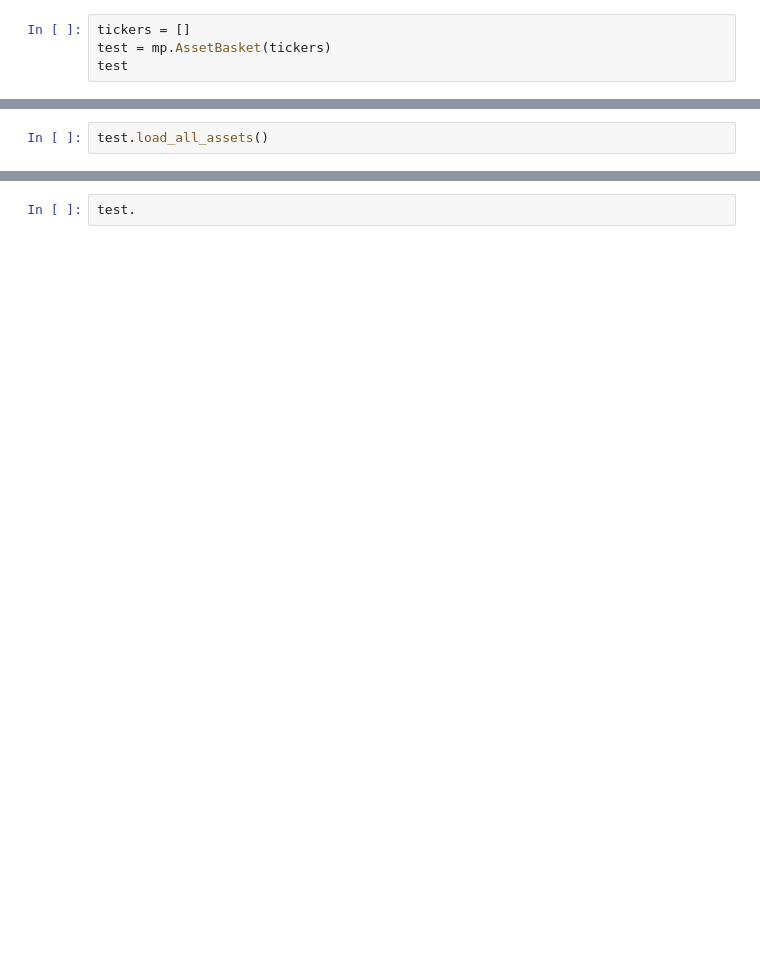
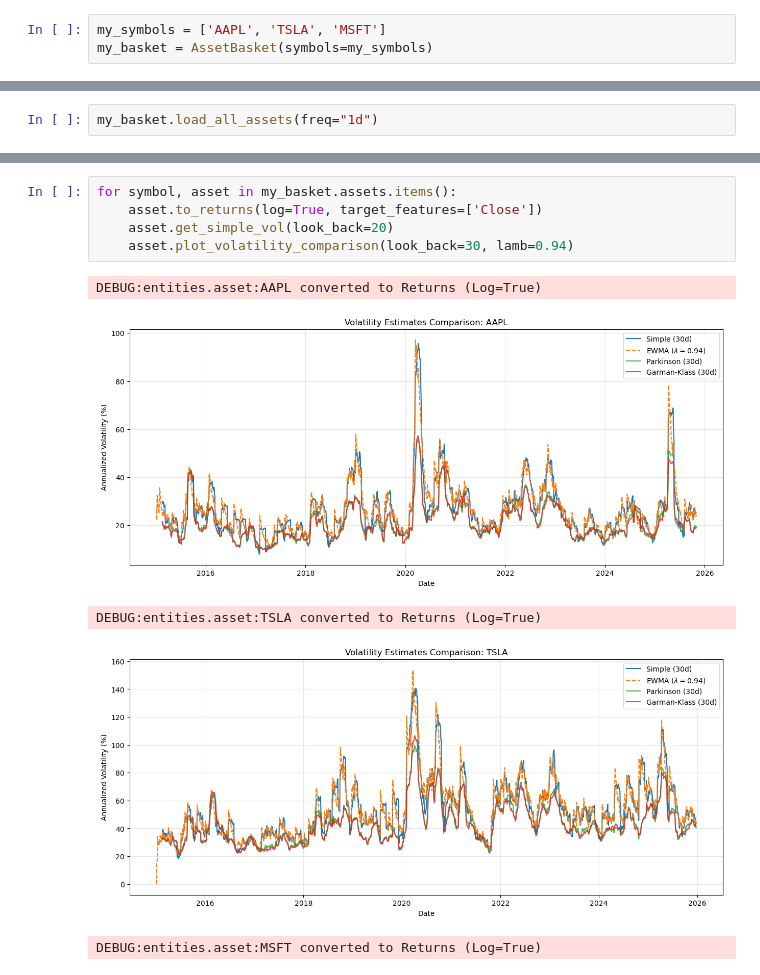
Before and after one commit to Narodomy/Time-Series-Generative-AI-for-Asset-Investment, a Jupyter notebook: notebooks/v4_playground.ipynb, the cells around one changed output, grey strips where cells are left out. Cells and saved outputs as stored; diff of their text form; blank space fills up the shorter version.

Commit message:
Update entities and others

```diff
--- a/notebooks/v4_playground.ipynb
+++ b/notebooks/v4_playground.ipynb
@@ -18,5 +23,4 @@ import market_processing as mp
 # %%
-tickers = []
-test = mp.AssetBasket(tickers)
-test
+my_symbols = ['AAPL', 'TSLA', 'MSFT']
+my_basket = AssetBasket(symbols=my_symbols)
 # %% [output]
@@ -24,2 +28,2 @@ test
 # %%
-test.load_all_assets()
+my_basket.load_all_assets(freq="1d")
@@ -26,2 +42,11 @@ test.load_all_assets()
-# %%
-test.
+# %%
+for symbol, asset in my_basket.assets.items():
+    asset.to_returns(log=True, target_features=['Close'])
+    asset.get_simple_vol(look_back=20)
+    asset.plot_volatility_comparison(look_back=30, lamb=0.94)
+# %% [output]
+DEBUG:entities.asset:AAPL converted to Returns (Log=True)
+[figure, added]
+DEBUG:entities.asset:TSLA converted to Returns (Log=True)
+[figure, added]
+DEBUG:entities.asset:MSFT converted to Returns (Log=True)
```
Also changed, not shown: parts of 13 cells of this notebook, 16 other files.
